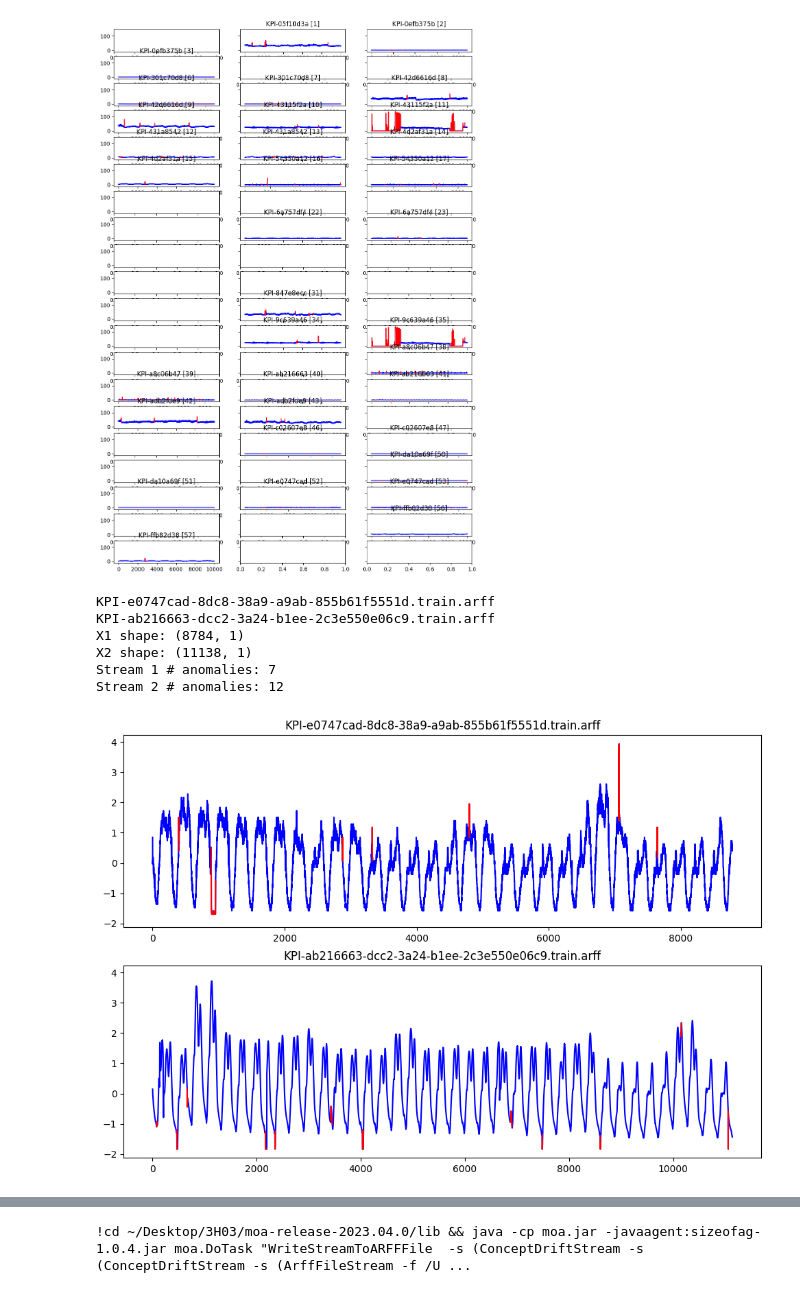
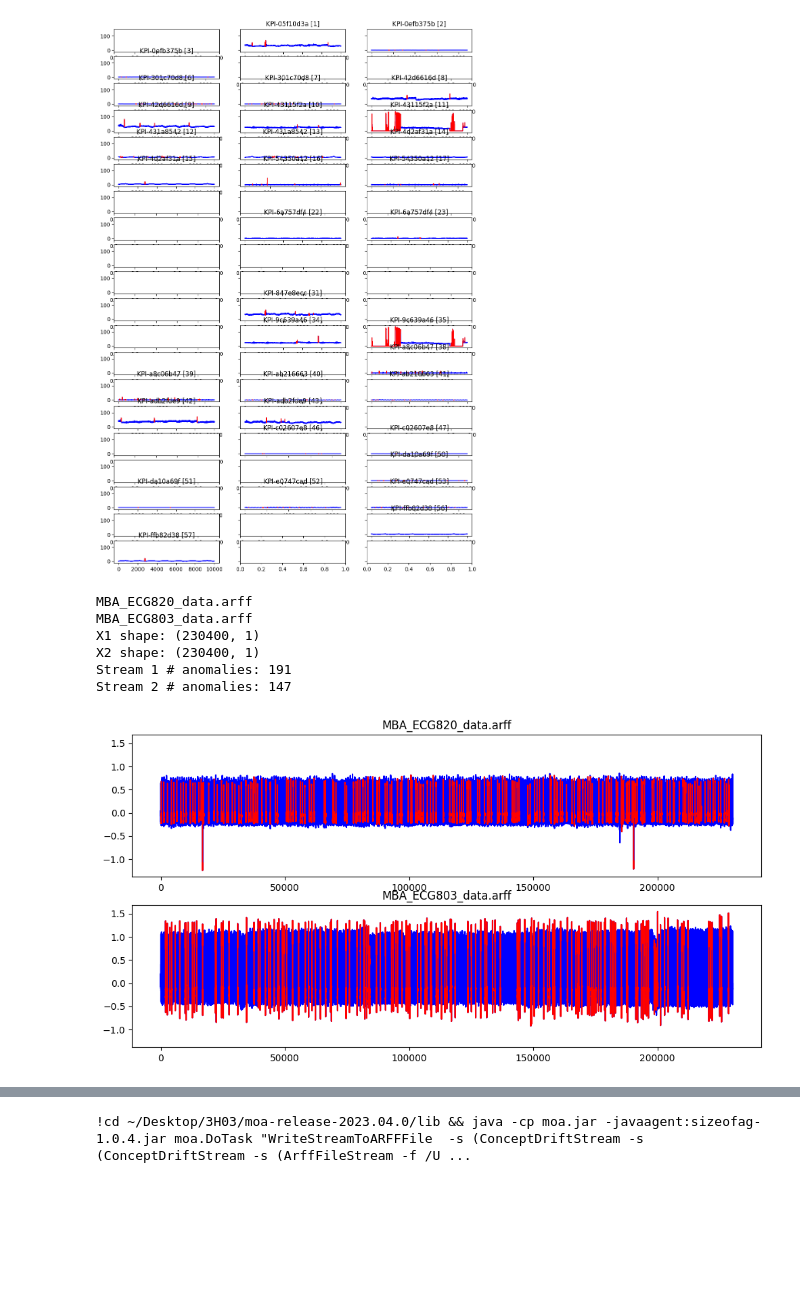
Before and after one commit to mac-dsl/AnomalyDriftDetection, a Jupyter notebook: moa_drift_generation.ipynb, the cells around one changed output, grey strips where cells are left out. Saved outputs shown, nothing was run; the diff lists cells and outputs as text; code cells hidden in the pictures; blank space fills up the shorter version.

```diff
--- a/moa_drift_generation.ipynb
+++ b/moa_drift_generation.ipynb
@@ -6,7 +6,7 @@ from util.combine_stream import *
 import os
 MOA_FILEPATH = '~/Desktop/3H03/moa-release-2023.04.0/lib'
 # %%
-directory = "/Users/tammyz/Desktop/3H03/AnomalyDriftDetection/data/benchmark/IOPS"
+directory = "/Users/tammyz/Desktop/3H03/AnomalyDriftDetection/data/benchmark/ECG"
 files = os.listdir(directory)
 files.sort()
 # %%
@@ -18,30 +18,30 @@ for i in range(len(files)):
 # %% [output]
 [figure]
 # %%
-stream1 = files[53]
-stream2 = files[41]
+stream1 = 'MBA_ECG820_data.arff'
+stream2 = 'MBA_ECG803_data.arff'
 # stream1 = files[42]
 # stream2 = files[43]
 print(stream1)
 X1, y1 = get_arff_data_labels(os.path.join(directory, stream1))
 print(stream2)
 X2, y2 = get_arff_data_labels(os.path.join(directory, stream2))
 anom_int_1 = find_anomaly_intervals(y1)
 anom_int_2 = find_anomaly_intervals(y2)
 print('X1 shape:', X1.shape)
 print('X2 shape:', X2.shape)
 print('Stream 1 # anomalies:', len(anom_int_1))
 print('Stream 2 # anomalies:', len(anom_int_2))
-fig, ax = plt.subplots(2,1,figsize=(12,8), sharey=True)
+fig, ax = plt.subplots(2,1,figsize=(12,6), sharey=True)
 plot_anomaly(X1, y1, ax[0], title=stream1)
 plot_anomaly(X2, y2, ax[1], title=stream2)
 # %% [output]
-KPI-e0747cad-8dc8-38a9-a9ab-855b61f5551d.train.arff
-KPI-ab216663-dcc2-3a24-b1ee-2c3e550e06c9.train.arff
-X1 shape: (8784, 1)
-X2 shape: (11138, 1)
-Stream 1 # anomalies: 7
-Stream 2 # anomalies: 12
+MBA_ECG820_data.arff
+MBA_ECG803_data.arff
+X1 shape: (230400, 1)
+X2 shape: (230400, 1)
+Stream 1 # anomalies: 191
+Stream 2 # anomalies: 147
-[figure, old version]
+[figure, new version]
 # %%
 # configure details
```
Also changed, not shown: parts of 9 cells of this notebook, 15 other files.
